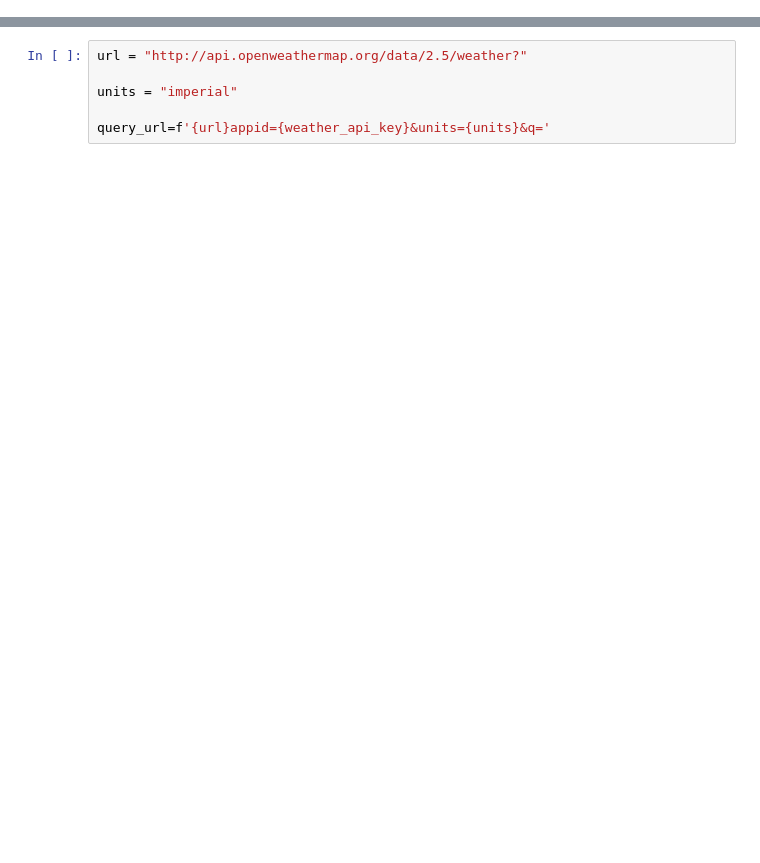
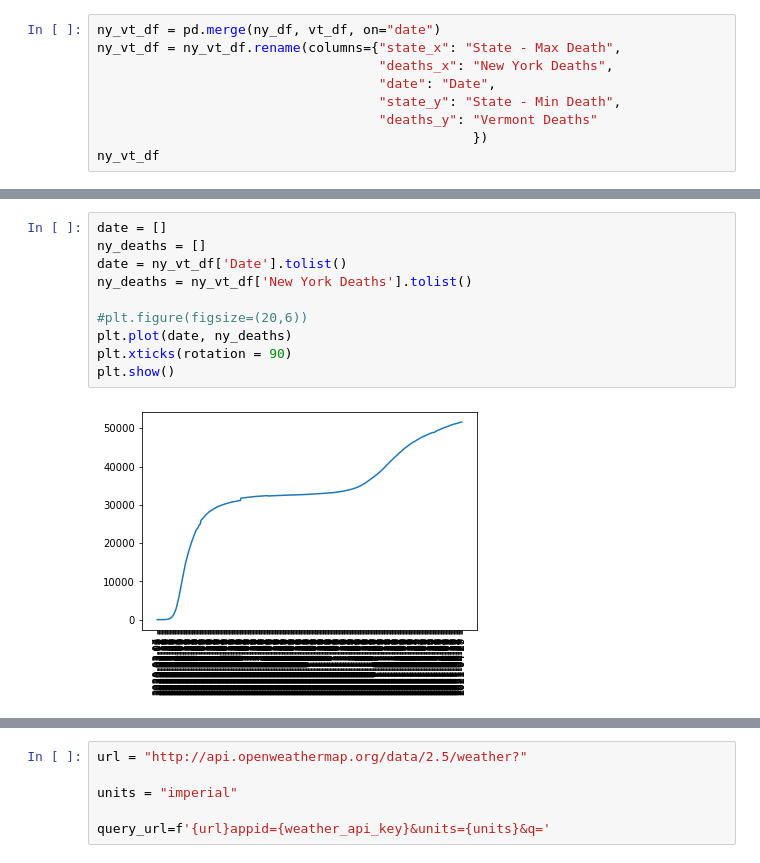
Before and after one commit to jenniecinelli/project_one, a Jupyter notebook: jennie.ipynb, the cells around one changed output, grey strips where cells are left out. Cells and saved outputs as stored; diff of their text form; blank space fills up the shorter version.

```diff
--- a/jennie.ipynb
+++ b/jennie.ipynb
@@ -36,0 +75,9 @@ death_by_date_df
+# %%
+ny_vt_df = pd.merge(ny_df, vt_df, on="date")
+ny_vt_df = ny_vt_df.rename(columns={"state_x": "State - Max Death",
+                                    "deaths_x": "New York Deaths",
+                                    "date": "Date",
+                                    "state_y": "State - Min Death",
+                                    "deaths_y": "Vermont Deaths"
+                                                })
+ny_vt_df
@@ -36,0 +98,12 @@ death_by_date_df
+# %%
+date = []
+ny_deaths = []
+date = ny_vt_df['Date'].tolist()
+ny_deaths = ny_vt_df['New York Deaths'].tolist()
+
+#plt.figure(figsize=(20,6))
+plt.plot(date, ny_deaths)
+plt.xticks(rotation = 90)
+plt.show()
+# %% [output]
+[figure, added]
```
Also changed, not shown: parts of 17 cells of this notebook.
